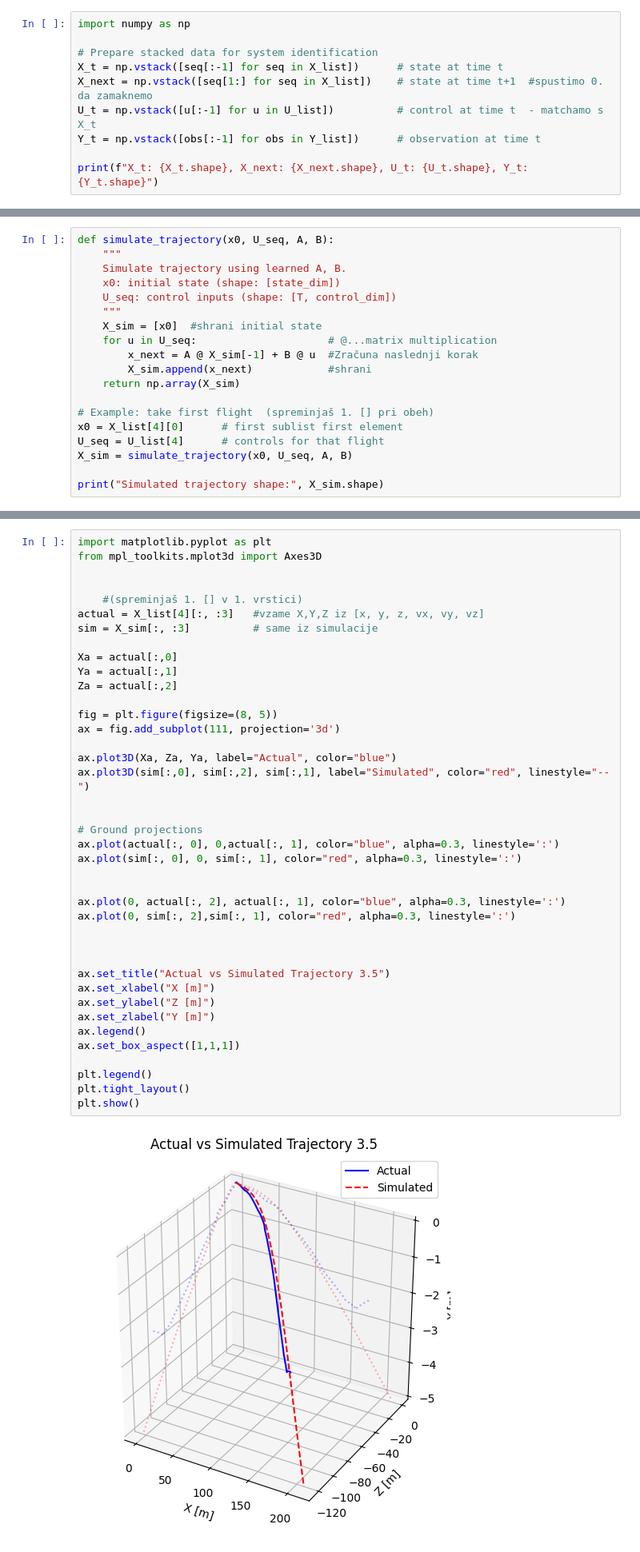
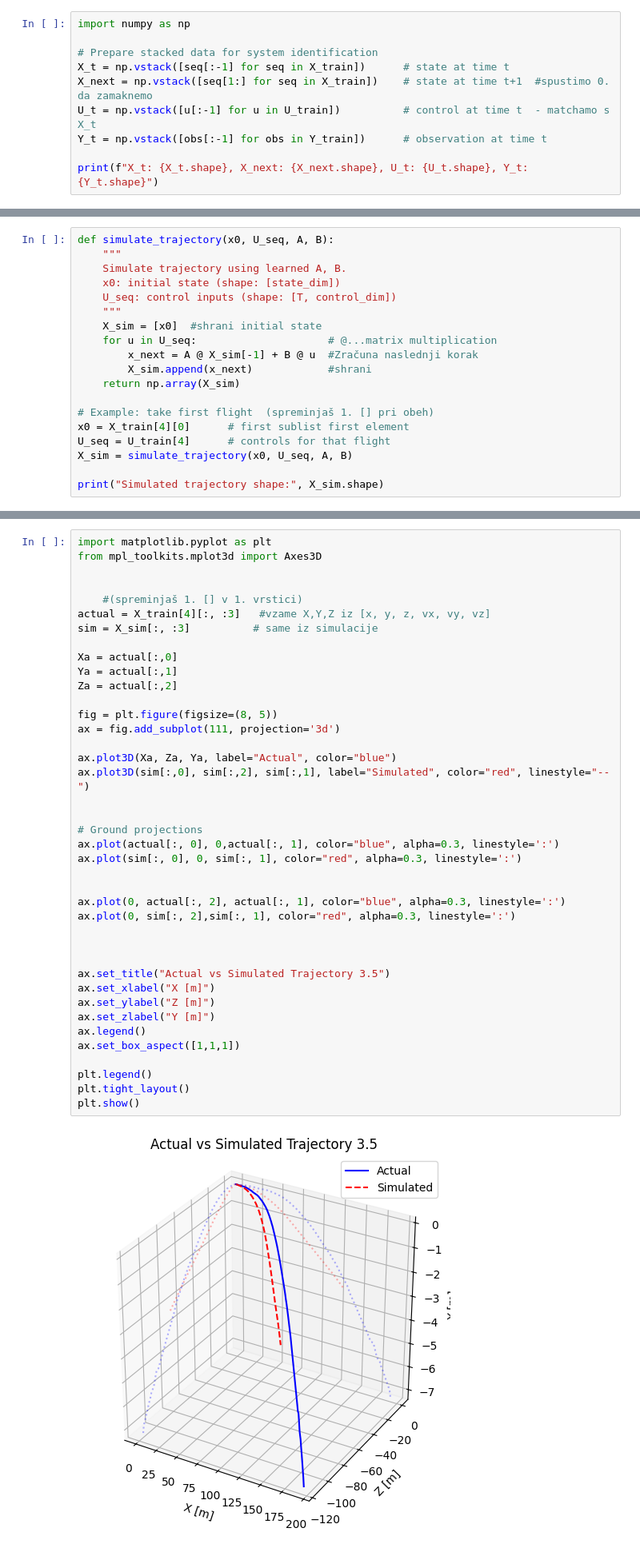
Before and after one commit to zivaheg/smucarski_skoki, a Jupyter notebook: 5normalization.ipynb, the cells around one changed output, grey strips where cells are left out. Shown at 80% size. Saved outputs shown, nothing was run; the diff lists cells and outputs as text.

```diff
--- a/5normalization.ipynb
+++ b/5normalization.ipynb
@@ -181,10 +189,10 @@ spraviš v pravo obliko, zaradi lažjega računanja jih spraviš v enotne vektor
 import numpy as np
 
 # Prepare stacked data for system identification
-X_t = np.vstack([seq[:-1] for seq in X_list])      # state at time t
-X_next = np.vstack([seq[1:] for seq in X_list])    # state at time t+1  #spustimo 0. da zamaknemo
-U_t = np.vstack([u[:-1] for u in U_list])          # control at time t  - matchamo s X_t
-Y_t = np.vstack([obs[:-1] for obs in Y_list])      # observation at time t
+X_t = np.vstack([seq[:-1] for seq in X_train])      # state at time t
+X_next = np.vstack([seq[1:] for seq in X_train])    # state at time t+1  #spustimo 0. da zamaknemo
+U_t = np.vstack([u[:-1] for u in U_train])          # control at time t  - matchamo s X_t
+Y_t = np.vstack([obs[:-1] for obs in Y_train])      # observation at time t
 
 print(f"X_t: {X_t.shape}, X_next: {X_next.shape}, U_t: {U_t.shape}, Y_t: {Y_t.shape}")
 # %% [output]
@@ -242,8 +250,8 @@ def simulate_trajectory(x0, U_seq, A, B):
     return np.array(X_sim)
 
 # Example: take first flight  (spreminjaš 1. [] pri obeh)
-x0 = X_list[4][0]      # first sublist first element
-U_seq = U_list[4]      # controls for that flight
+x0 = X_train[4][0]      # first sublist first element
+U_seq = U_train[4]      # controls for that flight
 X_sim = simulate_trajectory(x0, U_seq, A, B)
 
 print("Simulated trajectory shape:", X_sim.shape)
@@ -275,7 +283,7 @@ from mpl_toolkits.mplot3d import Axes3D
 
 
     #(spreminjaš 1. [] v 1. vrstici)
-actual = X_list[4][:, :3]   #vzame X,Y,Z iz [x, y, z, vx, vy, vz]
+actual = X_train[4][:, :3]   #vzame X,Y,Z iz [x, y, z, vx, vy, vz]
 sim = X_sim[:, :3]          # same iz simulacije
 
 Xa = actual[:,0]
@@ -283,31 +291,31 @@ Ya = actual[:,1]
 Za = actual[:,2]
 
 fig = plt.figure(figsize=(8, 5))
 ax = fig.add_subplot(111, projection='3d')
 
 ax.plot3D(Xa, Za, Ya, label="Actual", color="blue")
 ax.plot3D(sim[:,0], sim[:,2], sim[:,1], label="Simulated", color="red", linestyle="--")
 
 
 # Ground projections
 ax.plot(actual[:, 0], 0,actual[:, 1], color="blue", alpha=0.3, linestyle=':')
 ax.plot(sim[:, 0], 0, sim[:, 1], color="red", alpha=0.3, linestyle=':')
 
 
 ax.plot(0, actual[:, 2], actual[:, 1], color="blue", alpha=0.3, linestyle=':')
 ax.plot(0, sim[:, 2],sim[:, 1], color="red", alpha=0.3, linestyle=':')
 
 
 
 ax.set_title("Actual vs Simulated Trajectory 3.5")
 ax.set_xlabel("X [m]")
 ax.set_ylabel("Z [m]")
 ax.set_zlabel("Y [m]")
 ax.legend()
 ax.set_box_aspect([1,1,1])
 
 plt.legend()
 plt.tight_layout()
 plt.show()
 # %% [output]
-[figure, old version]
+[figure, new version]
```
Also changed, not shown: parts of 16 cells of this notebook, 5 other files.
